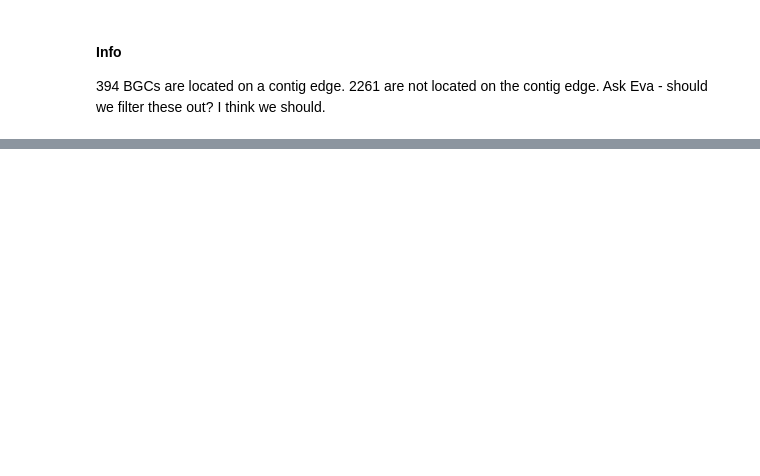
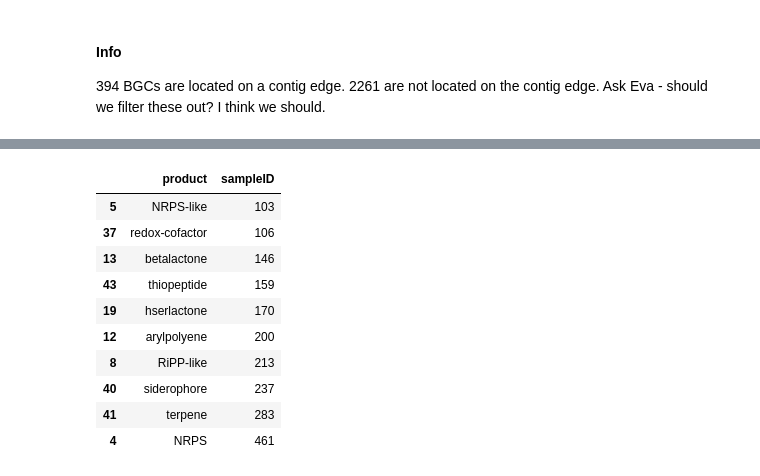
Before and after one commit to aidanfoo96/MosAIC_BGC, a Jupyter notebook: 01_QC_Metrics_antiSMASH_GBK.ipynb, the cells around one changed output, grey strips where cells are left out. Drawn from its saved outputs; the diff is of its cells as text; code cells hidden in the pictures; blank space fills up the shorter version.

```diff
--- a/01_QC_Metrics_antiSMASH_GBK.ipynb
+++ b/01_QC_Metrics_antiSMASH_GBK.ipynb
@@ -136,0 +196,14 @@ Ask Eva - should we filter these out? I think we should.
+# %%
+products_summarised_top_ten
+# %% [output]
+|  | product | sampleID |
+| 5 | NRPS-like | 103 |
+| 37 | redox-cofactor | 106 |
+| 13 | betalactone | 146 |
+| 43 | thiopeptide | 159 |
+| 19 | hserlactone | 170 |
+| 12 | arylpolyene | 200 |
+| 8 | RiPP-like | 213 |
+| 40 | siderophore | 237 |
+| 41 | terpene | 283 |
+| 4 | NRPS | 461 |
```
Also changed, not shown: parts of 10 cells of this notebook, 1 other file.
